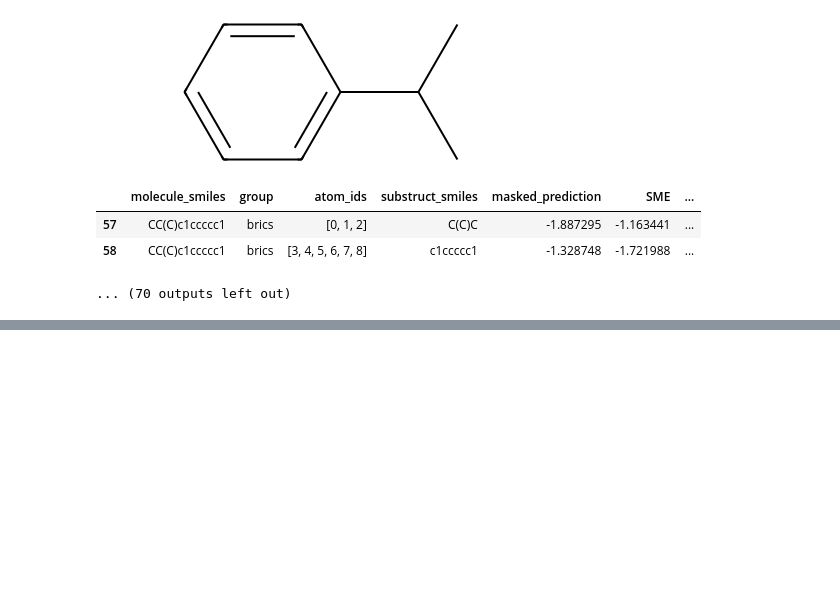
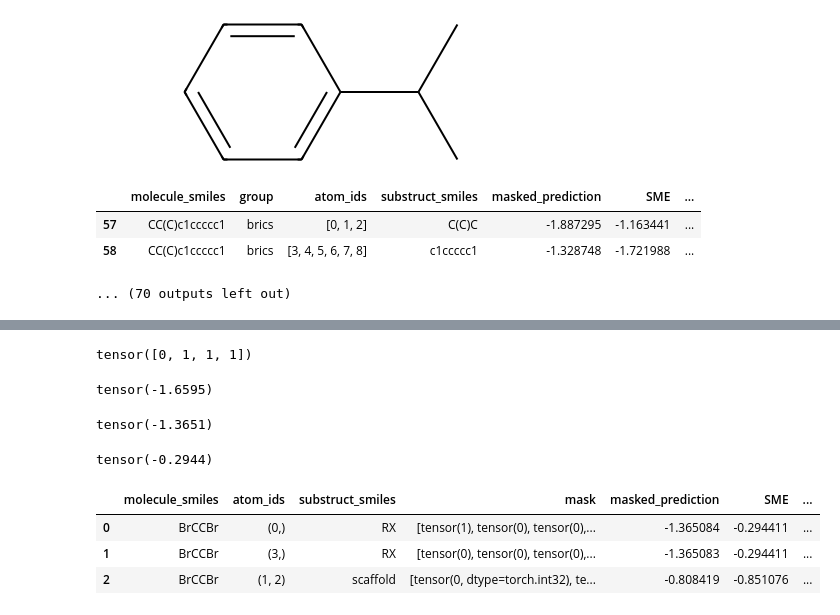
Before and after one commit to xwieme/MastatThesis, a Jupyter notebook: code/notebooks/fidelity.ipynb, the cells around one changed output, grey strips where cells are left out. Cells and saved outputs as stored; diff of their text form; code cells hidden in the pictures; blank space fills up the shorter version.

```diff
--- a/code/notebooks/fidelity.ipynb
+++ b/code/notebooks/fidelity.ipynb
@@ -144,0 +253,40 @@ for smiles in df.query("fidelity_type == 'positive' and fidelity <= 0 and absolu
+# %%
+# Load trained models
+model, config = XAIChem.models.PreBuildModels.rgcnWuEtAll("../scripts/esol/model_config.yaml", ["seed"], model_id=0)
+
+paths = [
+    f"../../data/ESOL/trained_models/rgcn_model_{model_id}_early_stop.pt"
+    for model_id in range(10)
+]
+
+models = XAIChem.loadModels(model, paths)
+# %%
+smiles = "BrCCBr"
+rdmol = Chem.MolFromSmiles(smiles)
+graph = XAIChem.createDataObjectFromRdMol(rdmol, np.inf)
+
+fg_masks = XAIChem.substructures.functionalGroupMasks(smiles, inverse=True)
+# %%
+mask = XAIChem.createMask(rdmol, [0])
+mask
+# %% [output]
+tensor([0, 1, 1, 1])
+# %%
+XAIChem.predict(graph, models)
+# %% [output]
+tensor(-1.6595)
+# %%
+XAIChem.predict(graph, models, mask.view(-1, 1), mask_method="aggregation")
+# %% [output]
+tensor(-1.3651)
+# %%
+XAIChem.predict(graph, models) - XAIChem.predict(graph, models, mask.view(-1, 1), mask_method="aggregation")
+# %% [output]
+tensor(-0.2944)
+# %%
+XAIChem.attribution.substructureMaskExploration(models, fg_masks, 'cpu')
+# %% [output]
+|  | molecule_smiles | atom_ids | substruct_smiles | mask | masked_prediction | SME | ... |
+| 0 | BrCCBr | (0,) | RX | [tensor(1), tensor(0), tensor(0),... | -1.365084 | -0.294411 | ... |
+| 1 | BrCCBr | (3,) | RX | [tensor(0), tensor(0), tensor(0),... | -1.365083 | -0.294411 | ... |
+| 2 | BrCCBr | (1, 2) | scaffold | [tensor(0, dtype=torch.int32), te... | -0.808419 | -0.851076 | ... |
```
Also changed, not shown: parts of 5 cells of this notebook, 8 other files.
